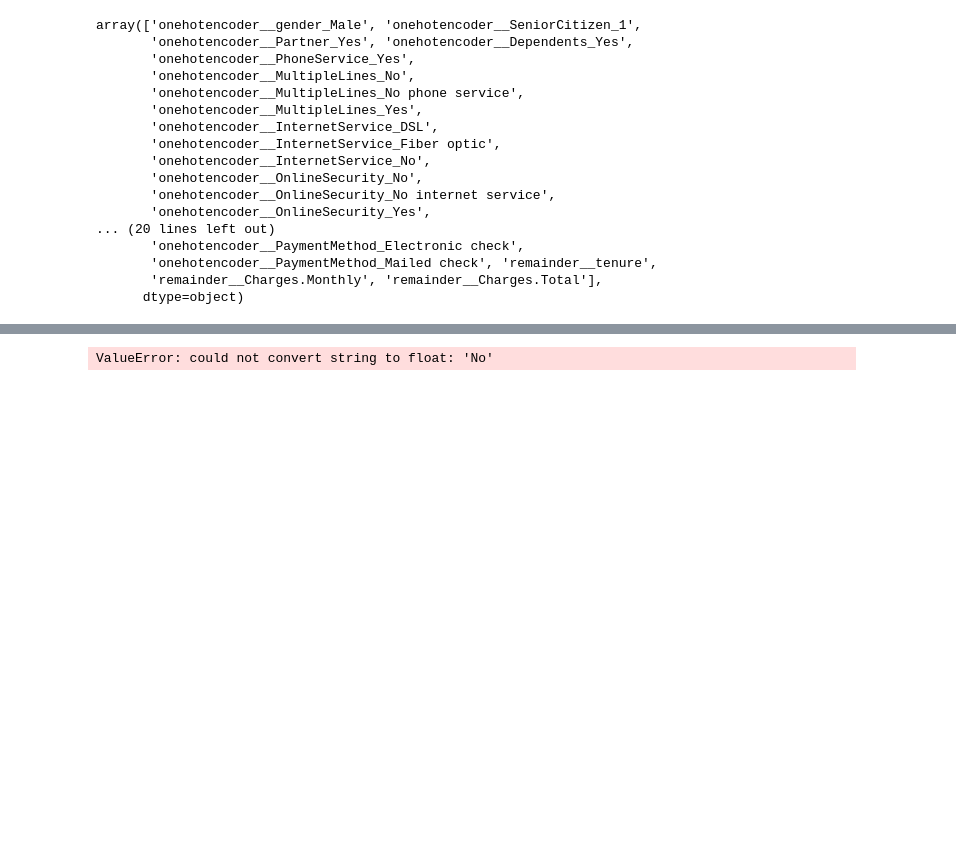
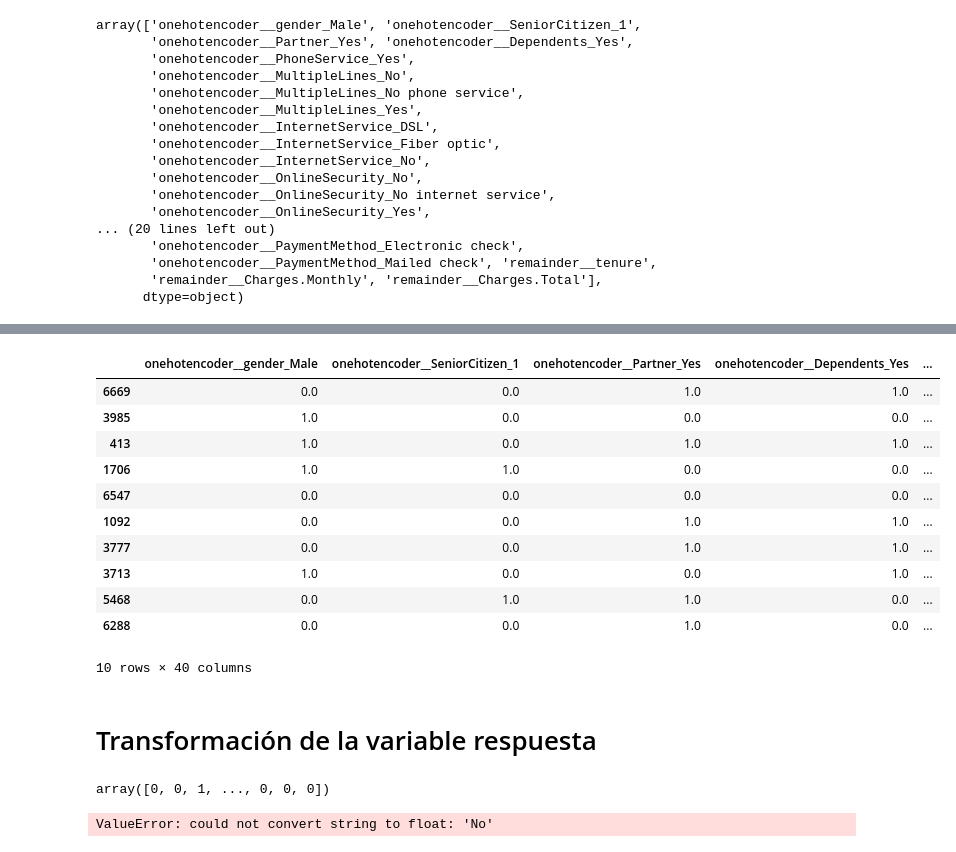
Before and after one commit to julioguzmanc/Challenge-Telecom-X-Parte-2, a Jupyter notebook: Challenge_Telecom_X_análisis_de_evasión_de_clientes_Parte_2.ipynb, the cells around one changed output, grey strips where cells are left out. Cells and saved outputs as stored; diff of their text form; code cells hidden in the pictures; blank space fills up the shorter version.

Commit message:
Transformación de la variable respuesta

```diff
--- a/Challenge_Telecom_X_análisis_de_evasión_de_clientes_Parte_2.ipynb
+++ b/Challenge_Telecom_X_análisis_de_evasión_de_clientes_Parte_2.ipynb
@@ -185,0 +191,17 @@ array([[0.00000e+00, 0.00000e+00, 1.00000e+00, ..., 9.00000e+00,
+# %%
+pd.DataFrame(X, columns=one_hot.get_feature_names_out(columnas)).sample(10)
+# %% [output]
+|  | onehotencoder__gender_Male | onehotencoder__SeniorCitizen_1 | onehotencoder__Partner_Yes | onehotencoder__Dependents_Yes | ... |
+| 6669 | 0.0 | 0.0 | 1.0 | 1.0 | ... |
+| 3985 | 1.0 | 0.0 | 0.0 | 0.0 | ... |
+| 413 | 1.0 | 0.0 | 1.0 | 1.0 | ... |
+| 1706 | 1.0 | 1.0 | 0.0 | 0.0 | ... |
+| 6547 | 0.0 | 0.0 | 0.0 | 0.0 | ... |
+| 1092 | 0.0 | 0.0 | 1.0 | 1.0 | ... |
+| 3777 | 0.0 | 0.0 | 1.0 | 1.0 | ... |
+| 3713 | 1.0 | 0.0 | 0.0 | 1.0 | ... |
+| 5468 | 0.0 | 1.0 | 1.0 | 0.0 | ... |
+| 6288 | 0.0 | 0.0 | 1.0 | 0.0 | ... |
+10 rows × 40 columns
+# %% [markdown]
+# Transformación de la variable respuesta
@@ -186,3 +214,7 @@ array([[0.00000e+00, 0.00000e+00, 1.00000e+00, ..., 9.00000e+00,
+# %%
+y
+# %% [output]
+array([0, 0, 1, ..., 0, 0, 0])
 # %%
 corr = datos.corr()
 # %% [output]
```
Also changed, not shown: parts of 6 cells of this notebook.
